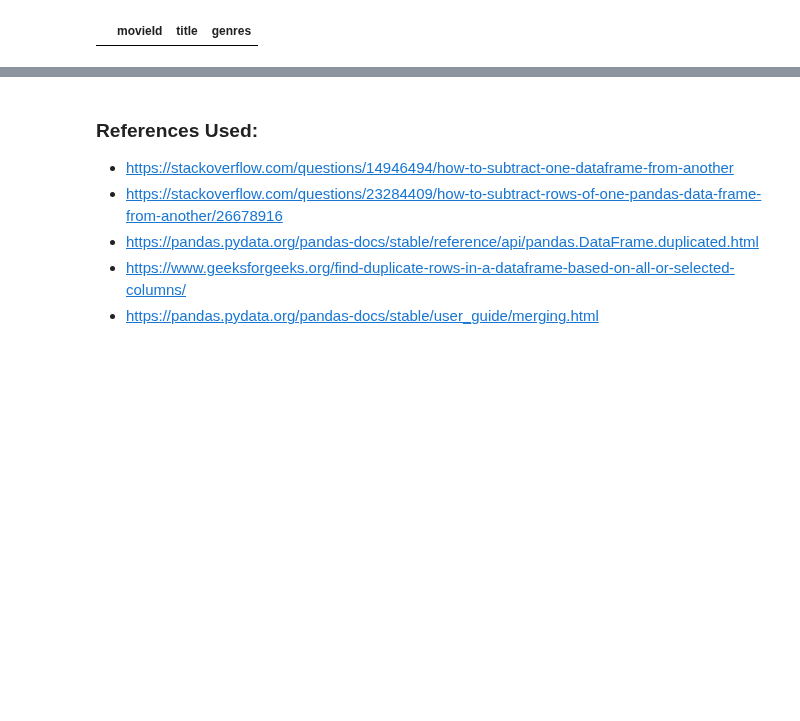
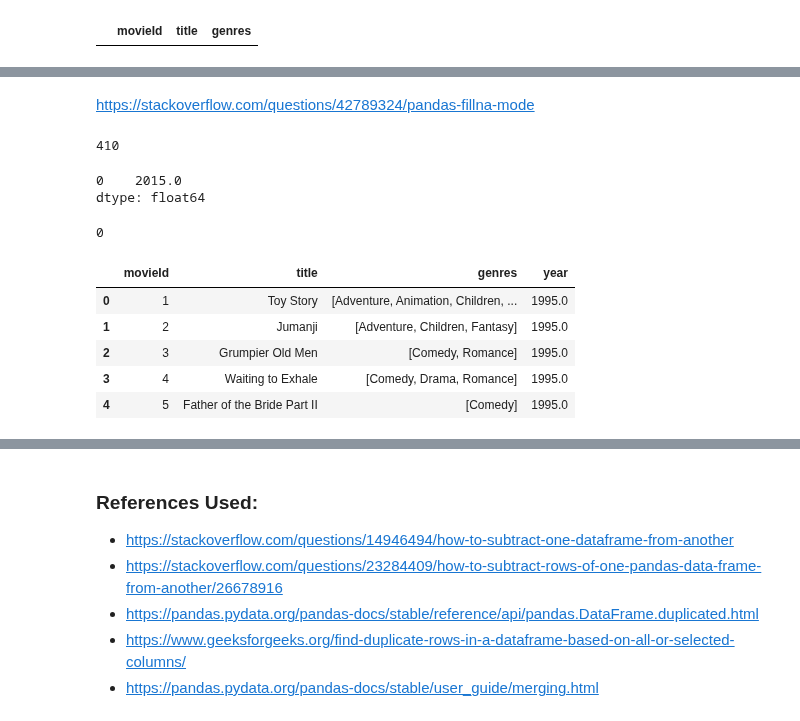
Before and after one commit to Vikas-KM/machine-learning, a Jupyter notebook: ML_Projects/Movie Recommendation System/Movie_Recommendation_using_Naive_Bayes_Algorithm.ipynb, the cells around one changed output, grey strips where cells are left out. Cells and saved outputs as stored; diff of their text form; code cells hidden in the pictures; blank space fills up the shorter version.

```diff
--- a/ML_Projects/Movie Recommendation System/Movie_Recommendation_using_Naive_Bayes_Algorithm.ipynb
+++ b/ML_Projects/Movie Recommendation System/Movie_Recommendation_using_Naive_Bayes_Algorithm.ipynb
@@ -288,0 +347,32 @@ duplicate
+# %%
+# year is in object format, need to convert to datetime format
+df_movies['year'] = pd.to_datetime(df_movies['year'], format='%Y')
+df_movies['year'] = df_movies['year'].dt.year
+# %% [markdown]
+https://stackoverflow.com/questions/42789324/pandas-fillna-mode
+# %%
+df_movies['year'].isna().sum()
+# %% [output]
+410
+# %%
+df_movies['year'].mode()
+# %% [output]
+0    2015.0
+dtype: float64
+# %%
+df_movies['year'] = df_movies['year'].fillna(df_movies['year'].mode()[0])
+# %%
+df_movies['year'].isnull().sum()
+# %% [output]
+0
+# %%
+## Fix the genres column
+df_movies['genres']=df_movies.genres.apply(lambda x:x.split('|'))
+df_movies.head()
+# %% [output]
+|  | movieId | title | genres | year |
+| 0 | 1 | Toy Story | [Adventure, Animation, Children, ... | 1995.0 |
+| 1 | 2 | Jumanji | [Adventure, Children, Fantasy] | 1995.0 |
+| 2 | 3 | Grumpier Old Men | [Comedy, Romance] | 1995.0 |
+| 3 | 4 | Waiting to Exhale | [Comedy, Drama, Romance] | 1995.0 |
+| 4 | 5 | Father of the Bride Part II | [Comedy] | 1995.0 |
```
Also changed, not shown: parts of 15 cells of this notebook.
